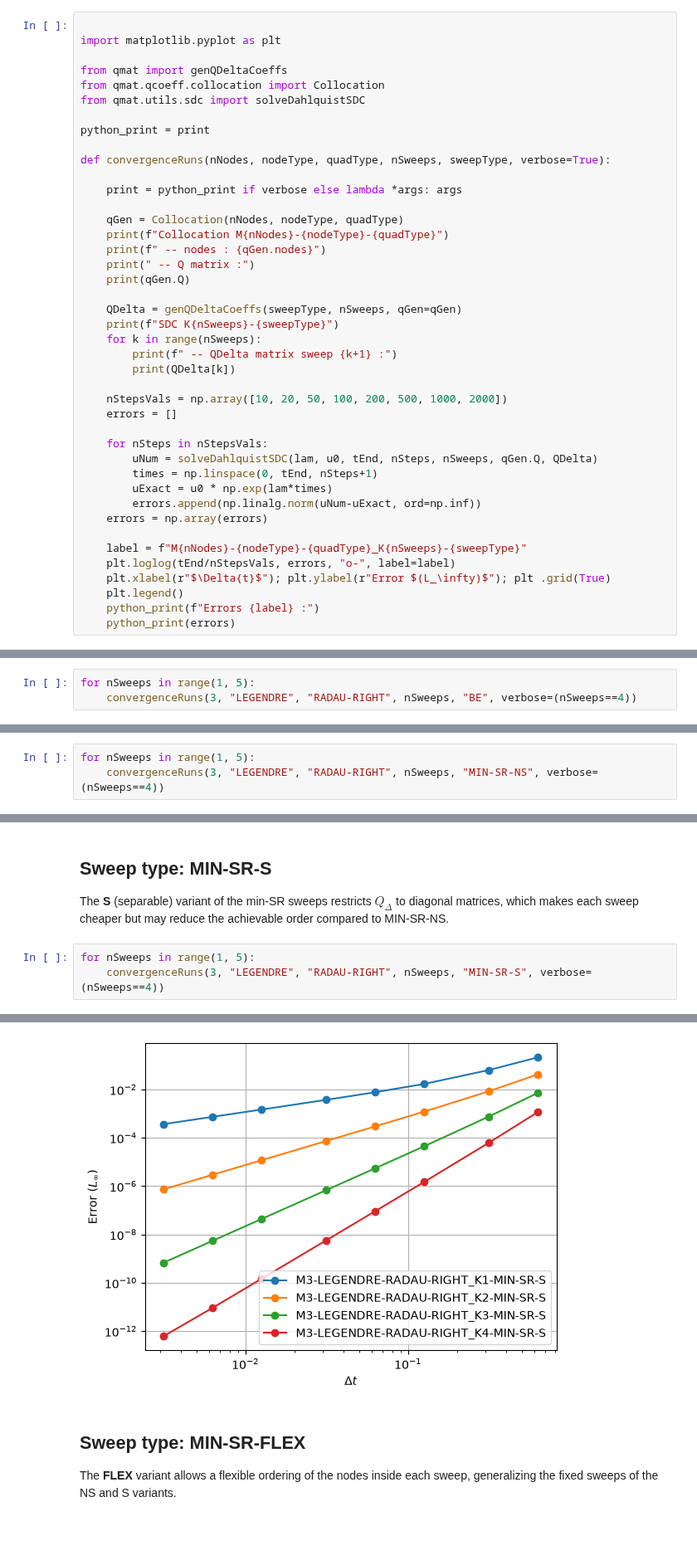
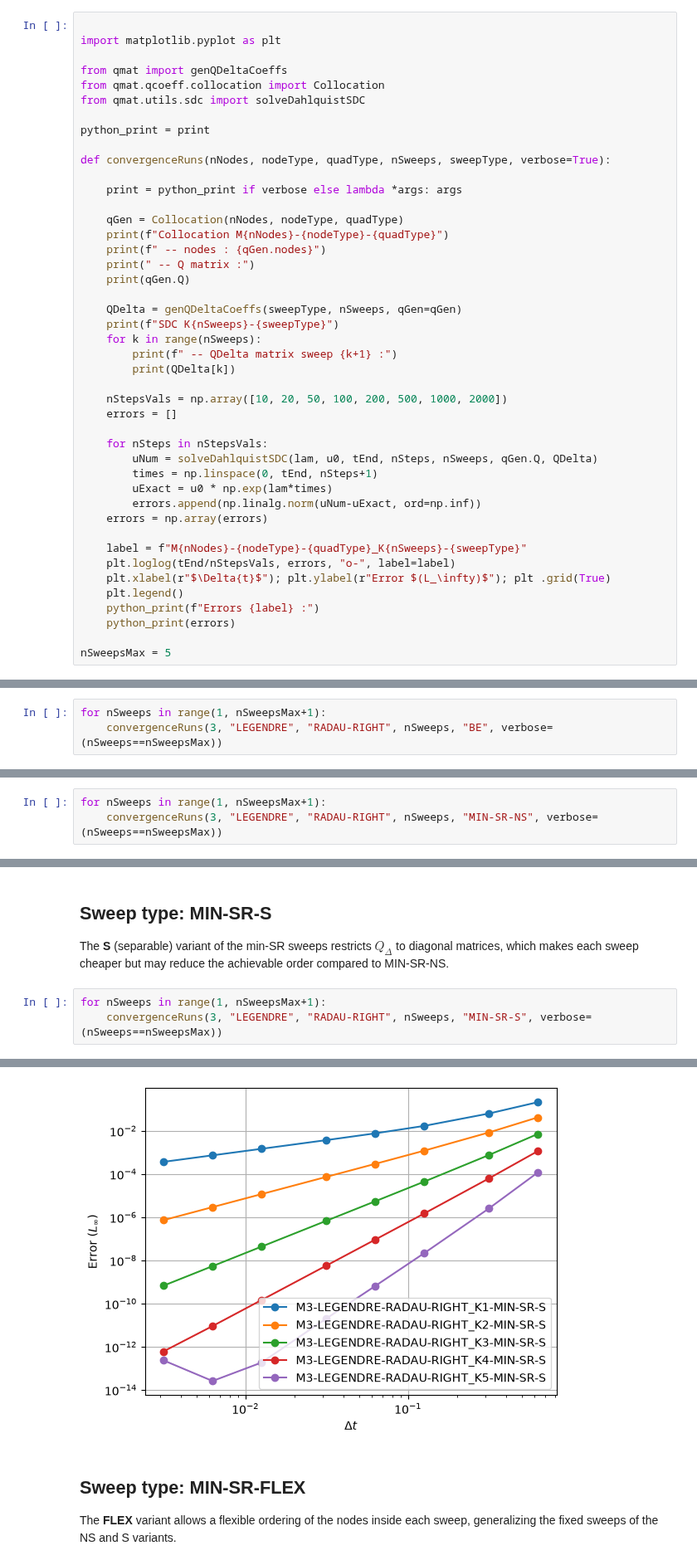
Before and after one commit to Parallel-in-Time/qmint, a Jupyter notebook: qmint/play/tibo/sdcConvergence.ipynb, the cells around one changed output, grey strips where cells are left out. Shown at 83% size. Cells and saved outputs as stored; diff of their text form; blank space fills up the shorter version.

```diff
--- a/qmint/play/tibo/sdcConvergence.ipynb
+++ b/qmint/play/tibo/sdcConvergence.ipynb
@@ -89,14 +89,16 @@ def convergenceRuns(nNodes, nodeType, quadType, nSweeps, sweepType, verbose=True
     plt.legend()
     python_print(f"Errors {label} :")
     python_print(errors)
+
+nSweepsMax = 5
 # %% [markdown]
 ## Sweep type: backward Euler (BE)
 
 Reference case: $K$ sweeps using backward Euler substeps. Each sweep typically gains one order
 of accuracy, until the collocation order is reached.
 # %%
-for nSweeps in range(1, 5):
-    convergenceRuns(3, "LEGENDRE", "RADAU-RIGHT", nSweeps, "BE", verbose=(nSweeps==4))
+for nSweeps in range(1, nSweepsMax+1):
+    convergenceRuns(3, "LEGENDRE", "RADAU-RIGHT", nSweeps, "BE", verbose=(nSweeps==nSweepsMax))
 # %% [output]
 Errors M3-LEGENDRE-RADAU-RIGHT_K1-BE :
 [0.53189579 0.31837071 0.14262607 0.07409804 0.0377678  0.0152825
@@ -123,8 +125,8 @@ Minion's *min-SR* sweeps use optimized $Q_\Delta$ matrices designed to increase
 order faster than plain backward Euler sweeps. The **NS** variant uses non-separable
 (lower-triangular, dense) $Q_\Delta$ matrices.
 # %%
-for nSweeps in range(1, 5):
-    convergenceRuns(3, "LEGENDRE", "RADAU-RIGHT", nSweeps, "MIN-SR-NS", verbose=(nSweeps==4))
+for nSweeps in range(1, nSweepsMax+1):
+    convergenceRuns(3, "LEGENDRE", "RADAU-RIGHT", nSweeps, "MIN-SR-NS", verbose=(nSweeps==nSweepsMax))
 # %% [output]
 Errors M3-LEGENDRE-RADAU-RIGHT_K1-MIN-SR-NS :
 [0.87823895 0.3856225  0.14048114 0.06799288 0.03344384 0.01324632
@@ -151,8 +153,8 @@ The **S** (separable) variant of the min-SR sweeps restricts $Q_\Delta$ to diago
 matrices, which makes each sweep cheaper but may reduce the achievable order compared to
 MIN-SR-NS.
 # %%
-for nSweeps in range(1, 5):
-    convergenceRuns(3, "LEGENDRE", "RADAU-RIGHT", nSweeps, "MIN-SR-S", verbose=(nSweeps==4))
+for nSweeps in range(1, nSweepsMax+1):
+    convergenceRuns(3, "LEGENDRE", "RADAU-RIGHT", nSweeps, "MIN-SR-S", verbose=(nSweeps==nSweepsMax))
 # %% [output]
 Errors M3-LEGENDRE-RADAU-RIGHT_K1-MIN-SR-S :
 [0.21397591 0.06369173 0.0170106  0.00769348 0.00373544 0.00148064
@@ -174,4 +176,4 @@ Errors M3-LEGENDRE-RADAU-RIGHT_K4-MIN-SR-S :
-[figure, old version]
+[figure, new version]
 # %% [markdown]
 ## Sweep type: MIN-SR-FLEX
 
```
Also changed, not shown: parts of 5 cells of this notebook.
